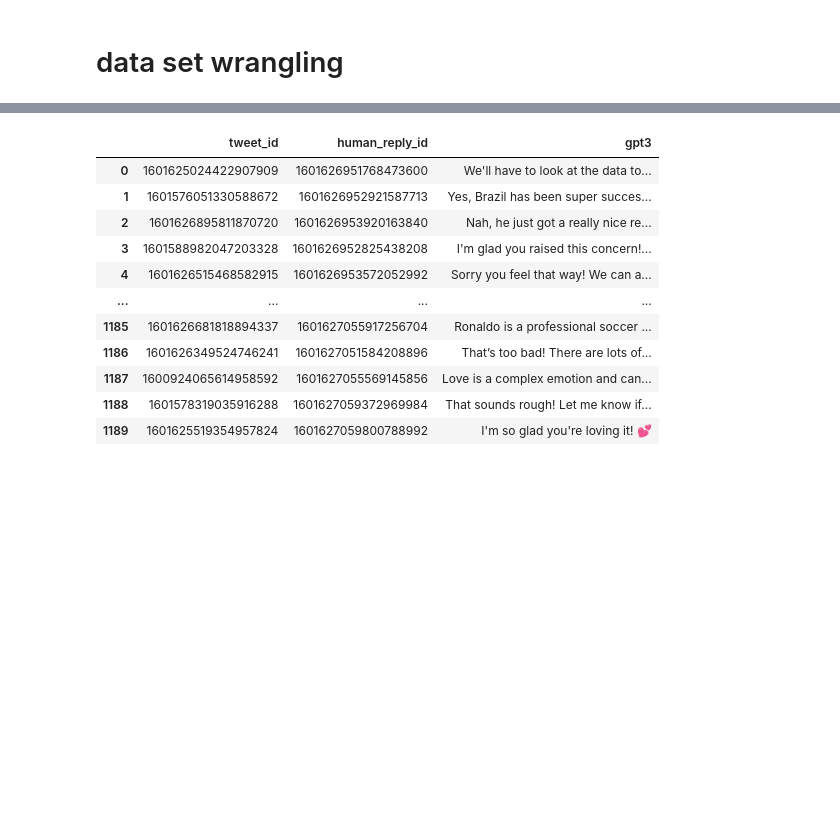
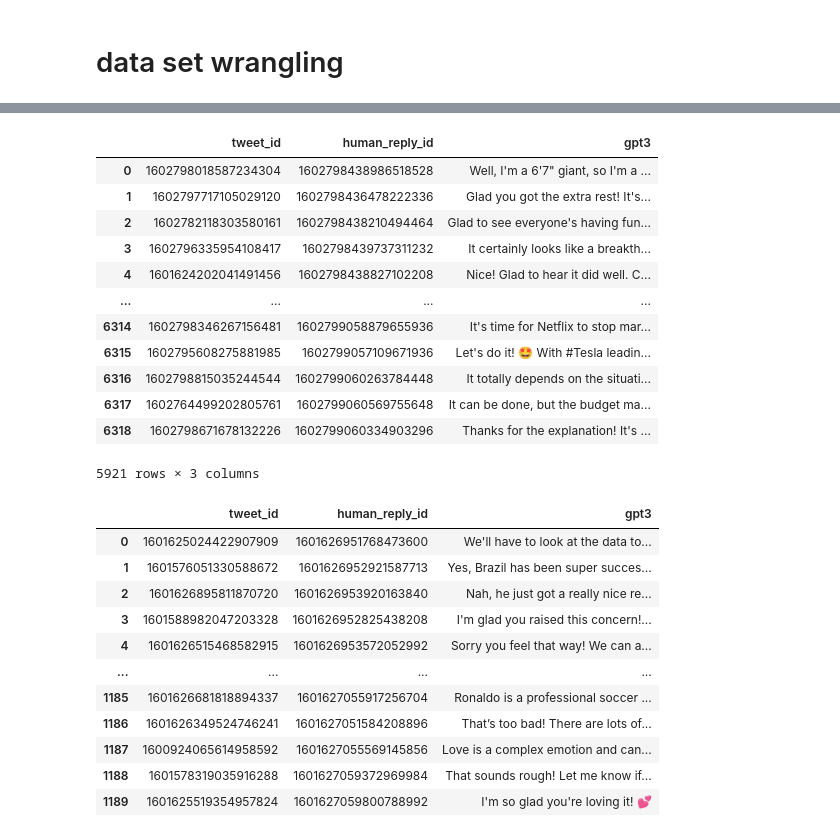
Before and after one commit to LuisKolb/adl-ws-2022, a Jupyter notebook: scratchpad.ipynb, the cells around one changed output, grey strips where cells are left out. Saved outputs shown, nothing was run; the diff lists cells and outputs as text; code cells hidden in the pictures; blank space fills up the shorter version.

```diff
--- a/scratchpad.ipynb
+++ b/scratchpad.ipynb
@@ -161,3 +217,20 @@ df_human
+# %%
+df = df.dropna()
+df.astype({'human_reply_id': 'int64'})
+# %% [output]
+|  | tweet_id | human_reply_id | gpt3 |
+| 0 | 1602798018587234304 | 1602798438986518528 | Well, I'm a 6'7" giant, so I'm a ... |
+| 1 | 1602797717105029120 | 1602798436478222336 | Glad you got the extra rest! It's... |
+| 2 | 1602782118303580161 | 1602798438210494464 | Glad to see everyone's having fun... |
+| 3 | 1602796335954108417 | 1602798439737311232 | It certainly looks like a breakth... |
+| 4 | 1601624202041491456 | 1602798438827102208 | Nice! Glad to hear it did well. C... |
+| ... | ... | ... | ... |
+| 6314 | 1602798346267156481 | 1602799058879655936 | It's time for Netflix to stop mar... |
+| 6315 | 1602795608275881985 | 1602799057109671936 | Let's do it! 🤩 With #Tesla leadin... |
+| 6316 | 1602798815035244544 | 1602799060263784448 | It totally depends on the situati... |
+| 6317 | 1602764499202805761 | 1602799060569755648 | It can be done, but the budget ma... |
+| 6318 | 1602798671678132226 | 1602799060334903296 | Thanks for the explanation! It's ... |
+5921 rows × 3 columns
 # %%
 df_human_r = df_human.rename(columns={'parent_id': 'tweet_id', 'tweet_id': 'human_reply_id'})[['tweet_id', 'human_reply_id']]
 
```
Also changed, not shown: parts of 7 cells of this notebook, 14 other files.
